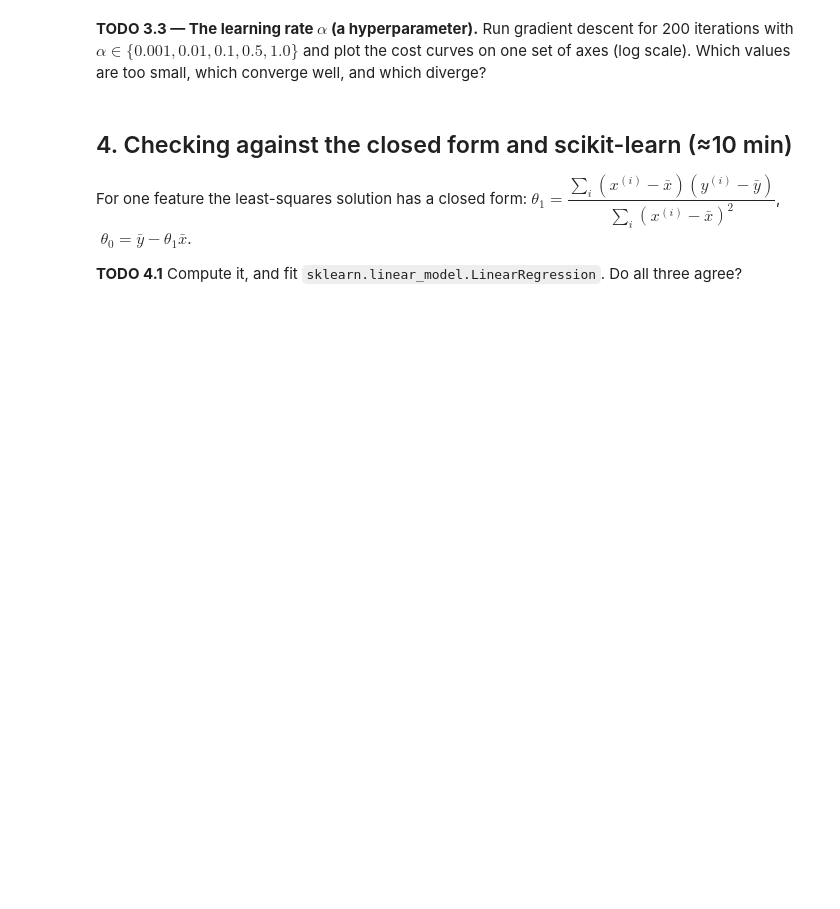
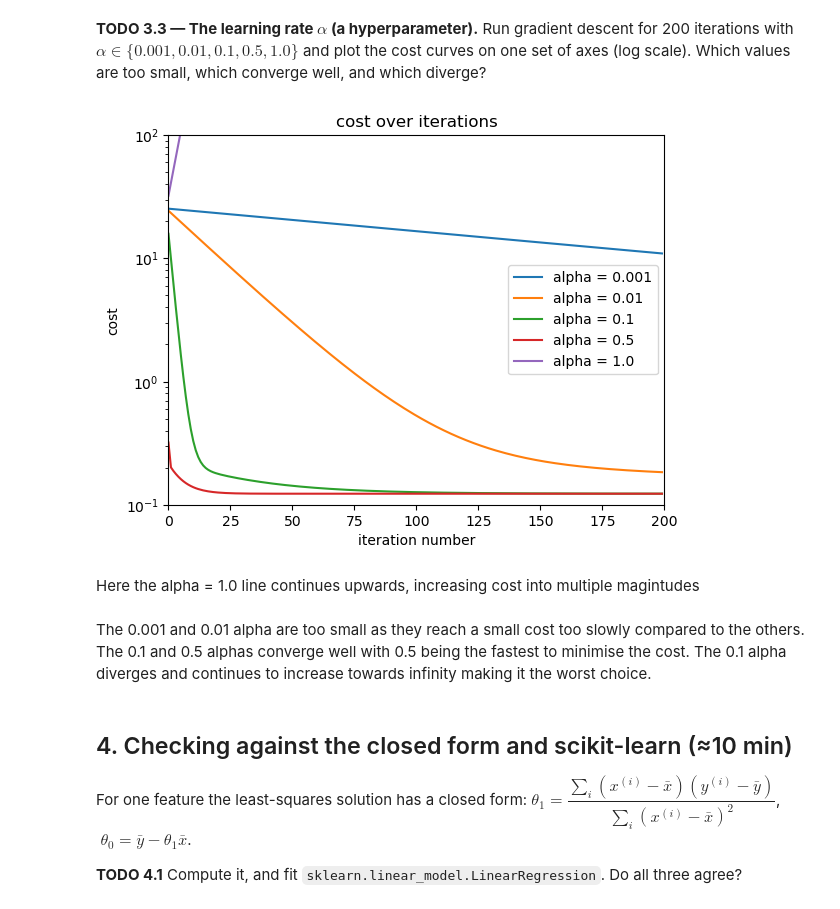
Before and after one commit to AxelTettenbornDurham/AI_lab_coursework, a Jupyter notebook: P3_linear_regression.ipynb, the cells around one changed output. Cells and saved outputs as stored; diff of their text form; code cells hidden in the pictures; blank space fills up the shorter version.

```diff
--- a/P3_linear_regression.ipynb
+++ b/P3_linear_regression.ipynb
@@ -79,7 +112,19 @@ $(\theta_0, \theta_1)$ over the contour plot from 2.2, and (c) the fitted line o
 200 iterations with $\alpha \in \{0.001, 0.01, 0.1, 0.5, 1.0\}$ and plot the cost curves on
 one set of axes (log scale). Which values are too small, which converge well, and which diverge?
 # %%
-# YOUR CODE HERE
+for alpha in [0.001, 0.01, 0.1, 0.5, 1.0]:
+    theta0, theta1, J_hist, th_hist = gradient_descent(x, y, alpha, n_iters=200)
+    plt.plot(np.arange(200), J_hist, label=f"alpha = {alpha}")
+
+plt.yscale("log"); plt.ylim(0.1, 100); plt.xlim(0, 200)
+plt.xlabel("iteration number"); plt.ylabel("cost"); plt.title("cost over iterations"); plt.legend()
+plt.show()
+# %% [output]
+[figure, added]
+# %% [markdown]
+Here the alpha = 1.0 line continues upwards, increasing cost into multiple magintudes
+# %% [markdown]
+The 0.001 and 0.01 alpha are too small as they reach a small cost too slowly compared to the others. The 0.1 and 0.5 alphas converge well with 0.5 being the fastest to minimise the cost. The 0.1 alpha diverges and continues to increase towards infinity making it the worst choice.
 # %% [markdown]
 ## 4. Checking against the closed form and scikit-learn (≈10 min)
 For one feature the least-squares solution has a closed form:
```
Also changed, not shown: parts of 11 cells of this notebook, 1 other file.
